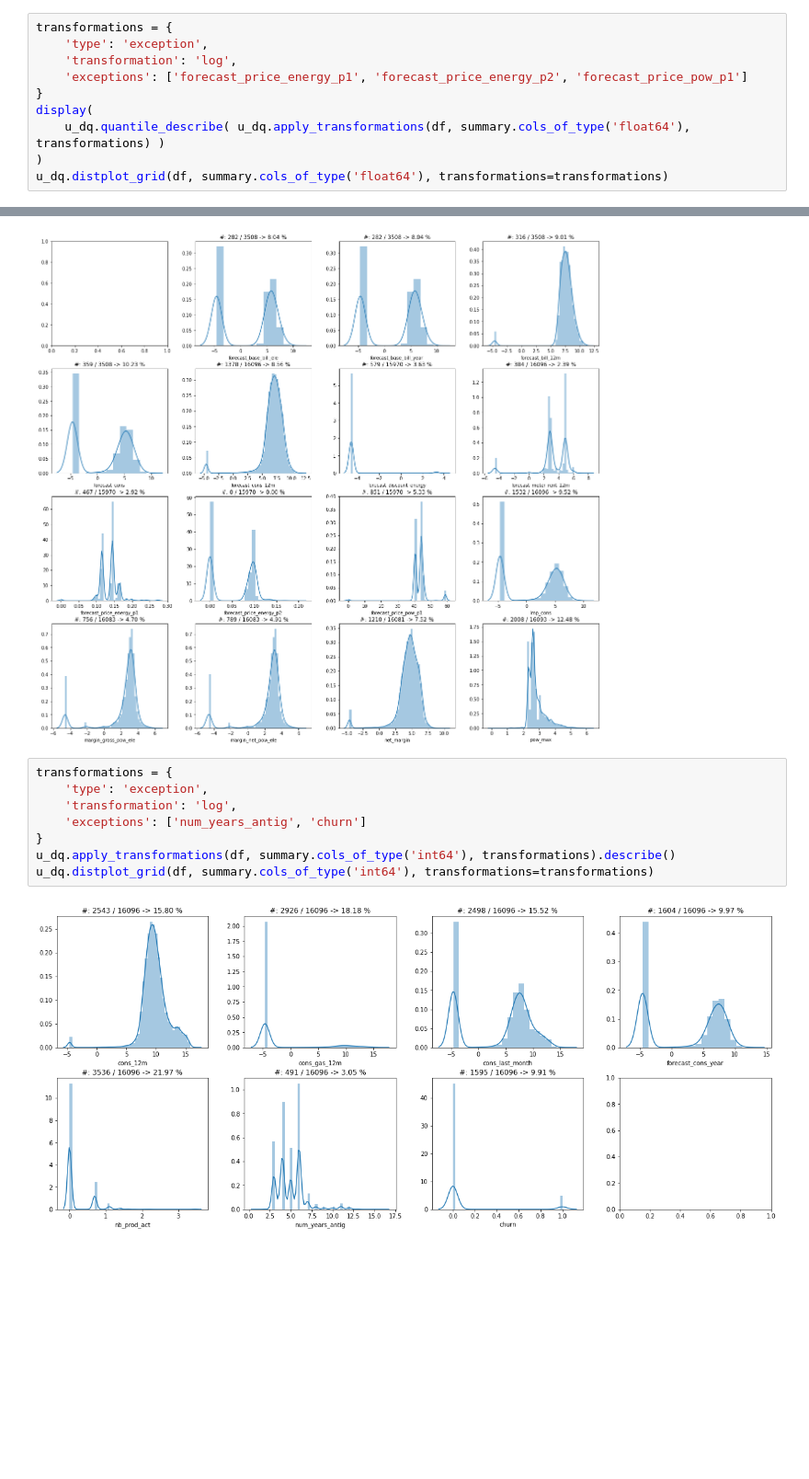
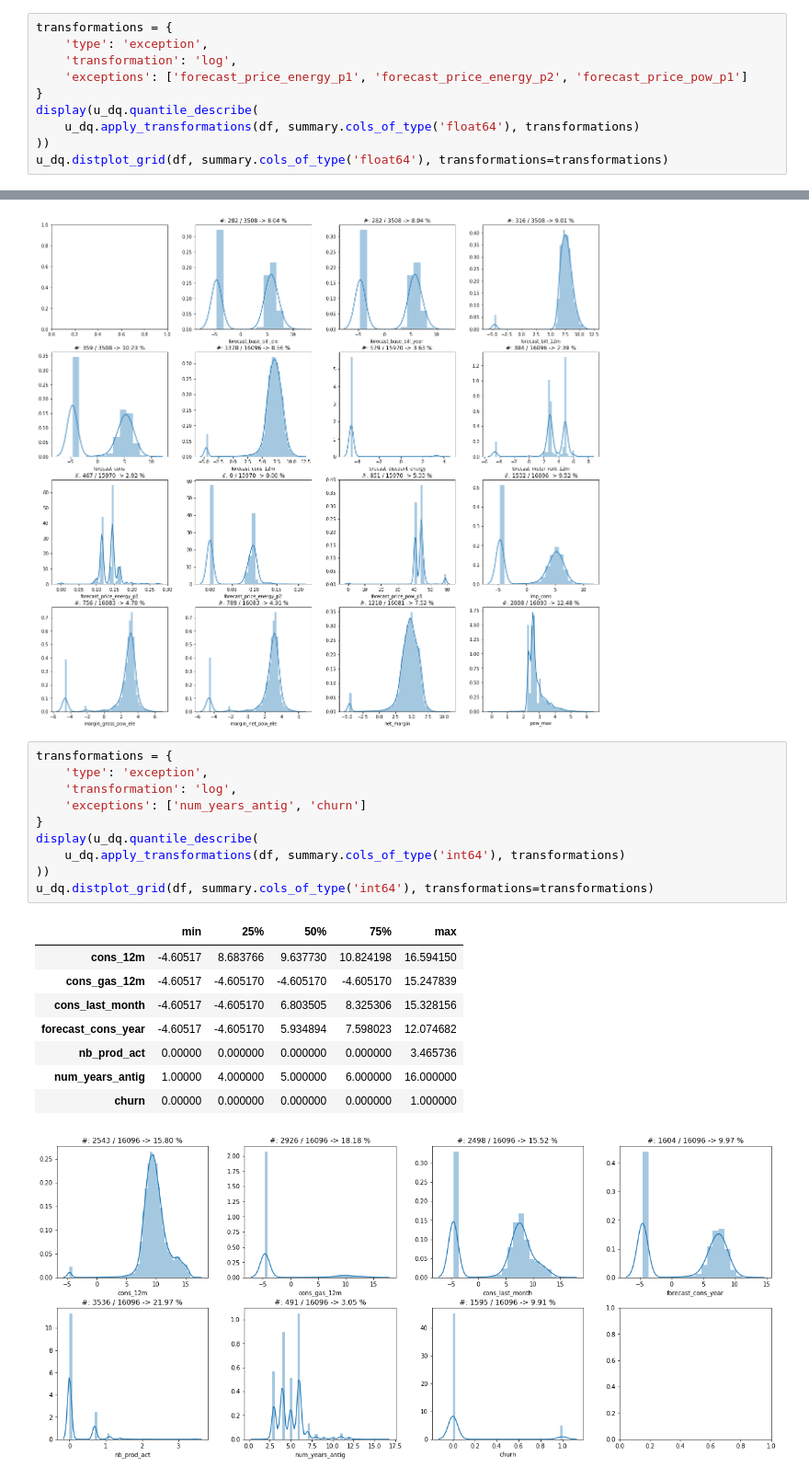
Before and after one commit to tomasforsberg/utilities, a Jupyter notebook: notebooks/utilities testing.ipynb, the cells around one changed output, grey strips where cells are left out. Shown at 92% size. Cells and saved outputs as stored; diff of their text form; blank space fills up the shorter version.

```diff
--- a/notebooks/utilities testing.ipynb
+++ b/notebooks/utilities testing.ipynb
@@ -27,9 +28,9 @@ transformations = {
     'transformation': 'log',
     'exceptions': ['forecast_price_energy_p1', 'forecast_price_energy_p2', 'forecast_price_pow_p1']
 }
-display(
-    u_dq.quantile_describe( u_dq.apply_transformations(df, summary.cols_of_type('float64'), transformations) )
-)
+display(u_dq.quantile_describe(
+    u_dq.apply_transformations(df, summary.cols_of_type('float64'), transformations)
+))
 u_dq.distplot_grid(df, summary.cols_of_type('float64'), transformations=transformations)
 # %% [output]
 |  | min | 25% | 50% | 75% | max |
@@ -54,10 +55,20 @@ Alert: campaign_disc_ele is completely empty
 # %%
 transformations = {
     'type': 'exception',
     'transformation': 'log',
     'exceptions': ['num_years_antig', 'churn']
 }
-u_dq.apply_transformations(df, summary.cols_of_type('int64'), transformations).describe()
+display(u_dq.quantile_describe(
+    u_dq.apply_transformations(df, summary.cols_of_type('int64'), transformations)
+))
 u_dq.distplot_grid(df, summary.cols_of_type('int64'), transformations=transformations)
 # %% [output]
+|  | min | 25% | 50% | 75% | max |
+| cons_12m | -4.60517 | 8.683766 | 9.637730 | 10.824198 | 16.594150 |
+| cons_gas_12m | -4.60517 | -4.605170 | -4.605170 | -4.605170 | 15.247839 |
+| cons_last_month | -4.60517 | -4.605170 | 6.803505 | 8.325306 | 15.328156 |
+| forecast_cons_year | -4.60517 | -4.605170 | 5.934894 | 7.598023 | 12.074682 |
+| nb_prod_act | 0.00000 | 0.000000 | 0.000000 | 0.000000 | 3.465736 |
+| num_years_antig | 1.00000 | 4.000000 | 5.000000 | 6.000000 | 16.000000 |
+| churn | 0.00000 | 0.000000 | 0.000000 | 0.000000 | 1.000000 |
 [figure]
```
Also changed, not shown: parts of 2 cells of this notebook, 2 other files.
